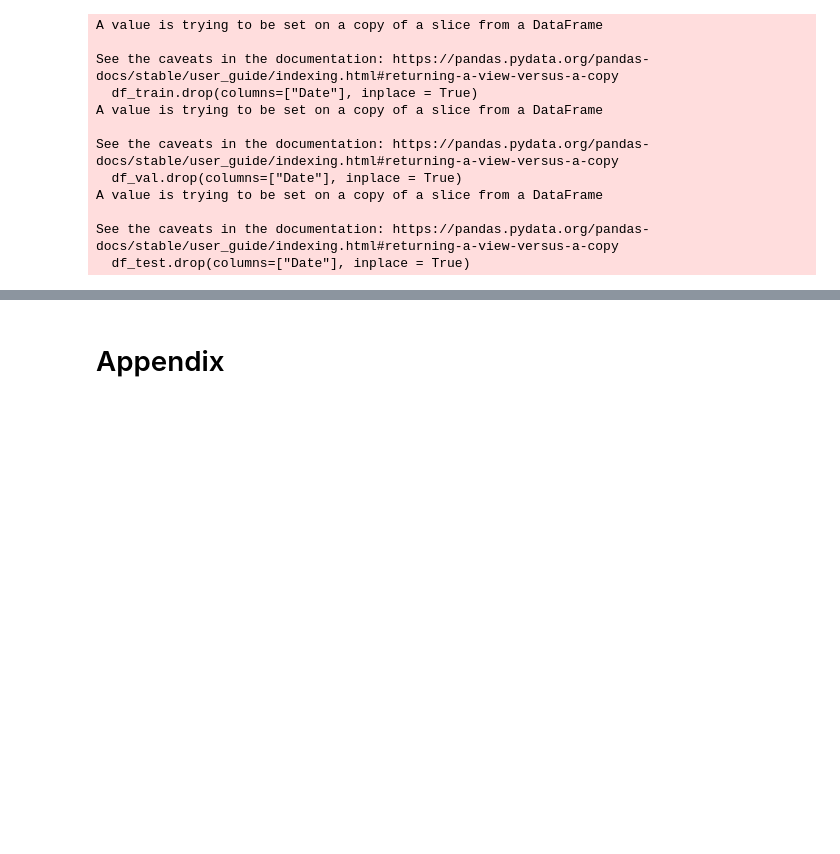
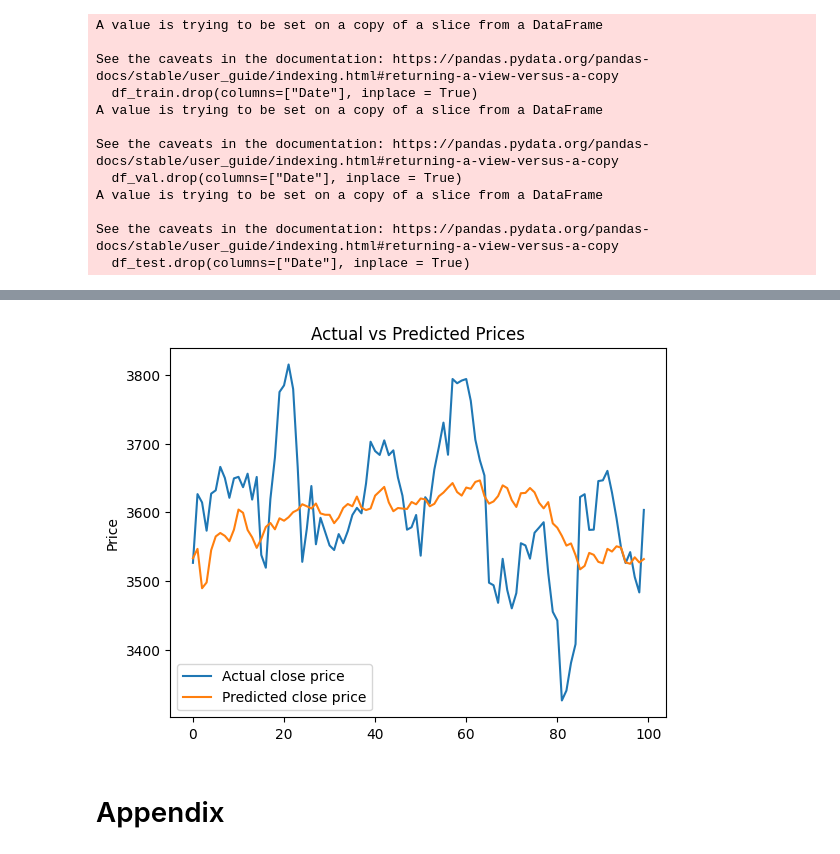
Before and after one commit to Monzero/MSDS_458_Group_N, a Jupyter notebook: 06_Transformers_T2V/MS458_Transformers_10Days.ipynb, the cells around one changed output, grey strips where cells are left out. Drawn from its saved outputs; the diff is of its cells as text; code cells hidden in the pictures; blank space fills up the shorter version.

Commit message:
Updated transformer code

```diff
--- a/06_Transformers_T2V/MS458_Transformers_10Days.ipynb
+++ b/06_Transformers_T2V/MS458_Transformers_10Days.ipynb
@@ -276,3 +241,3 @@ def create_sequences(data, timesteps, features):
 # %%
-timesteps = 10
-features = 12
+timesteps = 20
+features_len = len(df_train.columns) - 1 # removing Scaled ccose
@@ -386,3 +307,7 @@ def create_sequences_with_time2vec(data, timesteps, features, time2vec):
         targets.append(data.iloc[i + timesteps]['Scaled_Close'])
 
     return np.array(sequences), np.array(targets)
+# %%
+df_train.columns
+feature_indexes = np.where(np.isin(df_train.columns, features_to_use))[0]
+feature_indexes
@@ -396,9 +322,9 @@ df_train_scaled=df_train.copy()
 df_val_scaled=df_val.copy()
 df_test_scaled=df_test.copy()
 # %%
-sequences, targets = create_sequences_with_time2vec(df_train_scaled, timesteps, features, time2vec_layer)
-sequences_val, targets_val = create_sequences_with_time2vec(df_val_scaled, timesteps, features, time2vec_layer)
-sequences_test, targets_test = create_sequences_with_time2vec(df_test_scaled, timesteps, features, time2vec_layer)
+sequences, targets = create_sequences_with_time2vec(df_train_scaled, timesteps, feature_indexes, time2vec_layer)
+sequences_val, targets_val = create_sequences_with_time2vec(df_val_scaled, timesteps, feature_indexes, time2vec_layer)
+sequences_test, targets_test = create_sequences_with_time2vec(df_test_scaled, timesteps, feature_indexes, time2vec_layer)
 # %%
 print("Sequence shape:", sequences.shape)  # Expected: (num_sequences, timesteps, original_features + Time2Vec features)
 print("Targets shape:", targets.shape)
@@ -577,9 +468,27 @@ def create_transformer_model(input_shape, transformer_layers, num_heads, key_dim
 # %%
-input_shape = (20, 10)  # Update this based on your dataset
+input_shape = (20, 7)  # Update this based on your dataset
 transformer_layers = 3
 time2vec_dim = 2
 dense_units = 512
 dropout_rate = 0.2
 num_heads = 4
-key_dim = 10
+key_dim = 7
 ff_dim = 128
+
+model = create_transformer_model(input_shape, transformer_layers, num_heads, key_dim, ff_dim, dense_units, dropout_rate, 20)
+
+model.compile(optimizer=Adam(learning_rate=0.001), loss='mse', metrics=['mae'])
+model.summary()
+
+
+early_stopping = EarlyStopping(
+    monitor='val_loss',          # The metric to monitor (could also be 'val_accuracy')
+    patience=10,                 # Number of epochs with no improvement to wait before stopping
+    verbose=0,                   # To print messages when stopping early
+    restore_best_weights=True    # Restore the best weights once training is stopped
+)
+#, callbacks=[early_stopping]
+history = model.fit(sequences,targets , validation_data=(sequences_val, targets_val), epochs=10, batch_size=None, callbacks=[early_stopping])
+
+# Prediction
+predictions = model.predict(sequences_test)
@@ -706,3 +595,14 @@ array([[2015.6222],
+# %%
+plt.plot(target_scaler.inverse_transform(targets_test.reshape(-1,1)), label='Actual close price')
+plt.plot(target_scaler.inverse_transform(predictions.reshape(-1,1)), label='Predicted close price')
+
+plt.title('Actual vs Predicted Prices')
+plt.ylabel('Price')
+plt.legend()
+
+plt.show()
+# %% [output]
+[figure, added]
 # %% [markdown]
 # Appendix
 # %%
```
Also changed, not shown: parts of 41 cells of this notebook.
